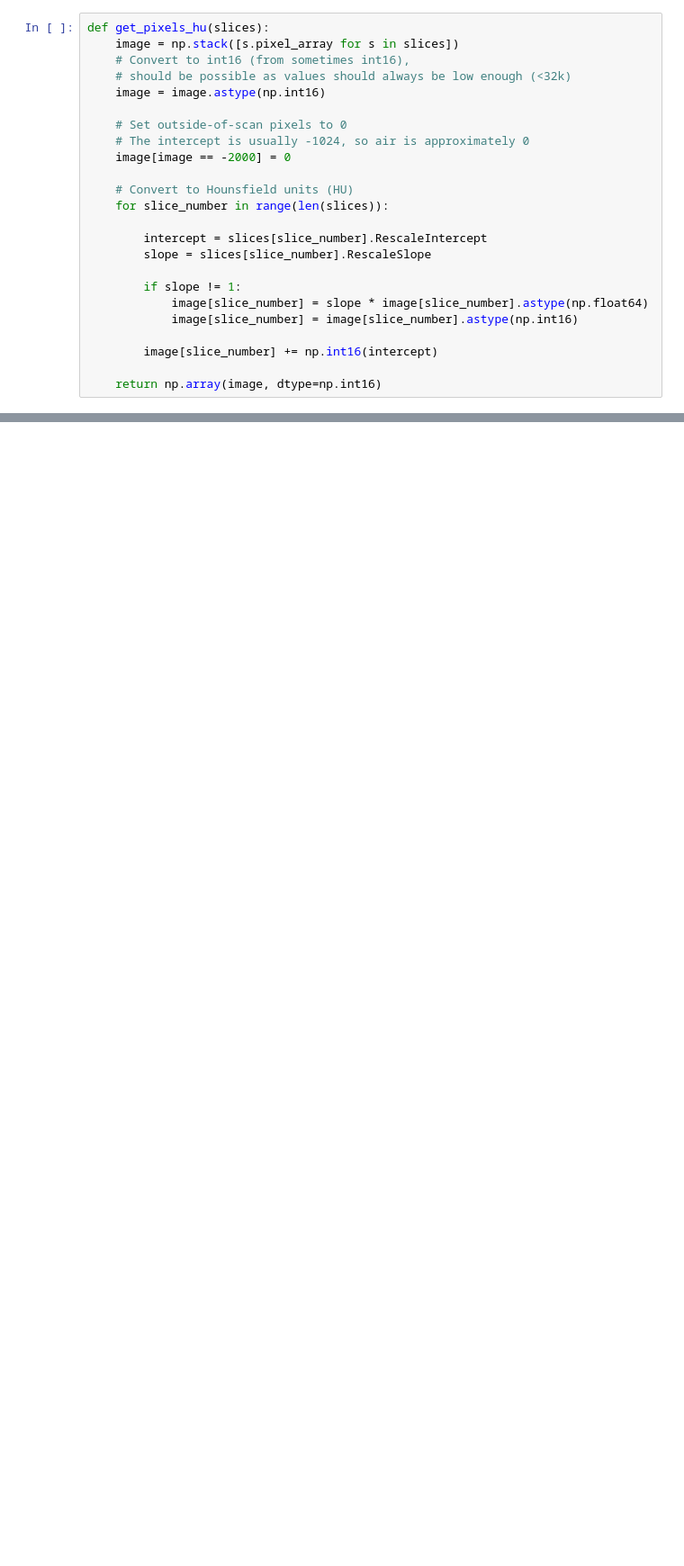
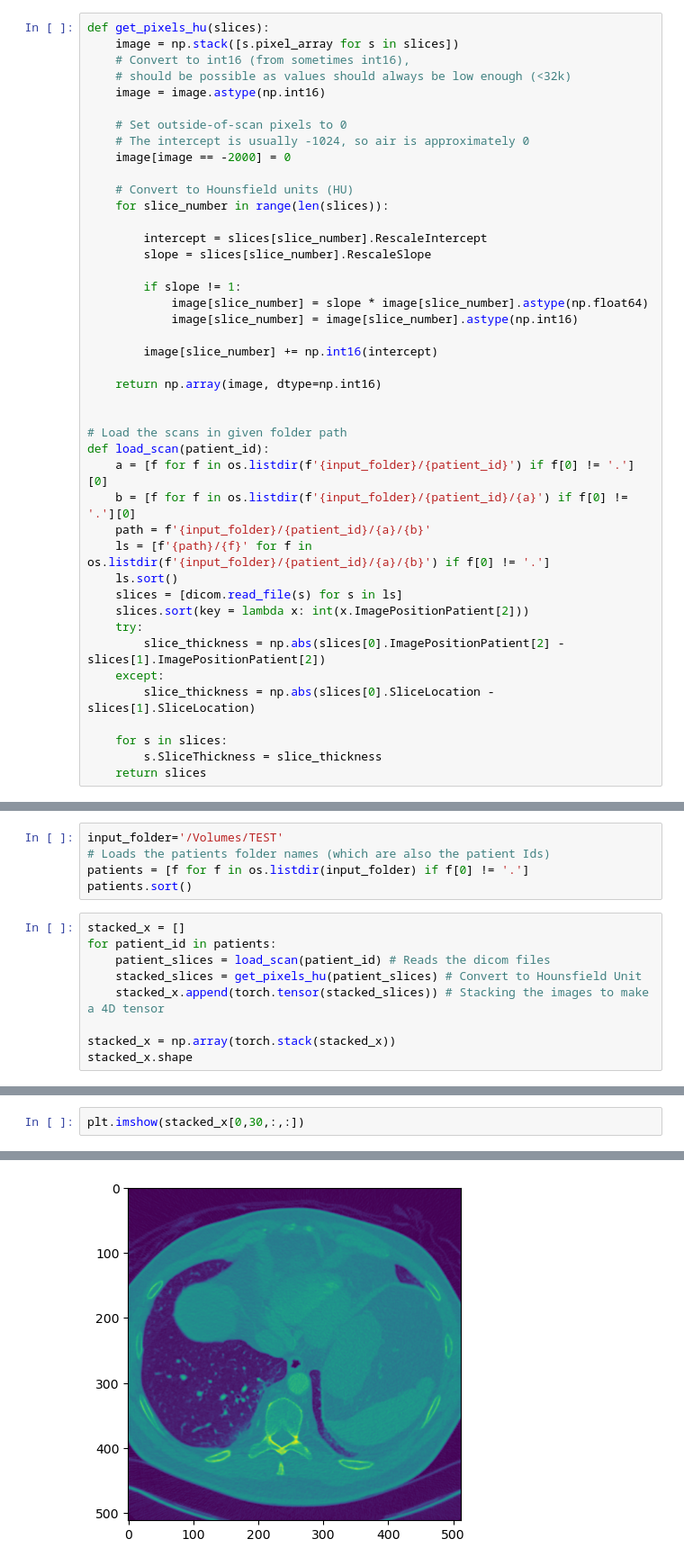
Before and after one commit to hepxpansion/Tatz_Thesis, a Jupyter notebook: Thesis.ipynb, the cells around one changed output, grey strips where cells are left out. Shown at 90% size. Drawn from its saved outputs; the diff is of its cells as text; blank space fills up the shorter version.

```diff
--- a/Thesis.ipynb
+++ b/Thesis.ipynb
@@ -66,3 +49,22 @@ def get_pixels_hu(slices):
         image[slice_number] += np.int16(intercept)
 
     return np.array(image, dtype=np.int16)
+
+
+# Load the scans in given folder path
+def load_scan(patient_id):
+    a = [f for f in os.listdir(f'{input_folder}/{patient_id}') if f[0] != '.'][0]
+    b = [f for f in os.listdir(f'{input_folder}/{patient_id}/{a}') if f[0] != '.'][0]
+    path = f'{input_folder}/{patient_id}/{a}/{b}'
+    ls = [f'{path}/{f}' for f in os.listdir(f'{input_folder}/{patient_id}/{a}/{b}') if f[0] != '.']
+    ls.sort()
+    slices = [dicom.read_file(s) for s in ls]
+    slices.sort(key = lambda x: int(x.ImagePositionPatient[2]))
+    try:
+        slice_thickness = np.abs(slices[0].ImagePositionPatient[2] - slices[1].ImagePositionPatient[2])
+    except:
+        slice_thickness = np.abs(slices[0].SliceLocation - slices[1].SliceLocation)
+
+    for s in slices:
+        s.SliceThickness = slice_thickness
+    return slices
@@ -191,0 +71,14 @@ numpy.ndarray
+# %%
+input_folder='/Volumes/TEST'
+# Loads the patients folder names (which are also the patient Ids)
+patients = [f for f in os.listdir(input_folder) if f[0] != '.']
+patients.sort()
+# %%
+stacked_x = []
+for patient_id in patients:
+    patient_slices = load_scan(patient_id) # Reads the dicom files
+    stacked_slices = get_pixels_hu(patient_slices) # Convert to Hounsfield Unit
+    stacked_x.append(torch.tensor(stacked_slices)) # Stacking the images to make a 4D tensor
+
+stacked_x = np.array(torch.stack(stacked_x))
+stacked_x.shape
@@ -191,0 +90,3 @@ numpy.ndarray
+# %%
+plt.imshow(stacked_x[0,30,:,:])
+# %% [output]
@@ -191,0 +94 @@ numpy.ndarray
+[figure, added]
```
Also changed, not shown: parts of 19 cells of this notebook, 1 other file.
